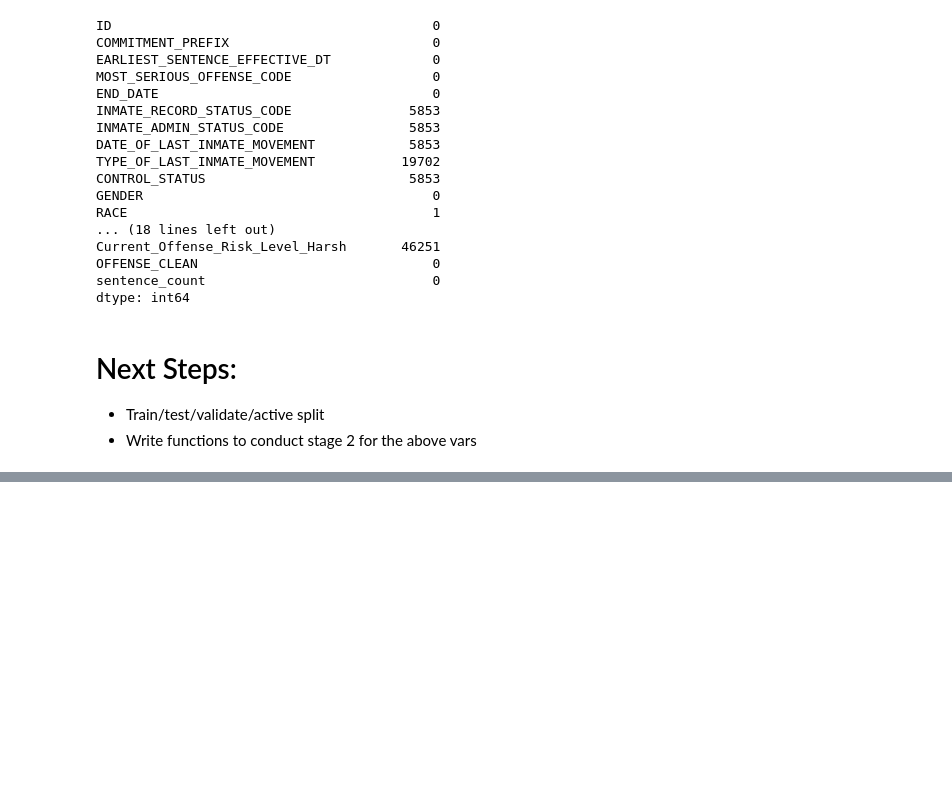
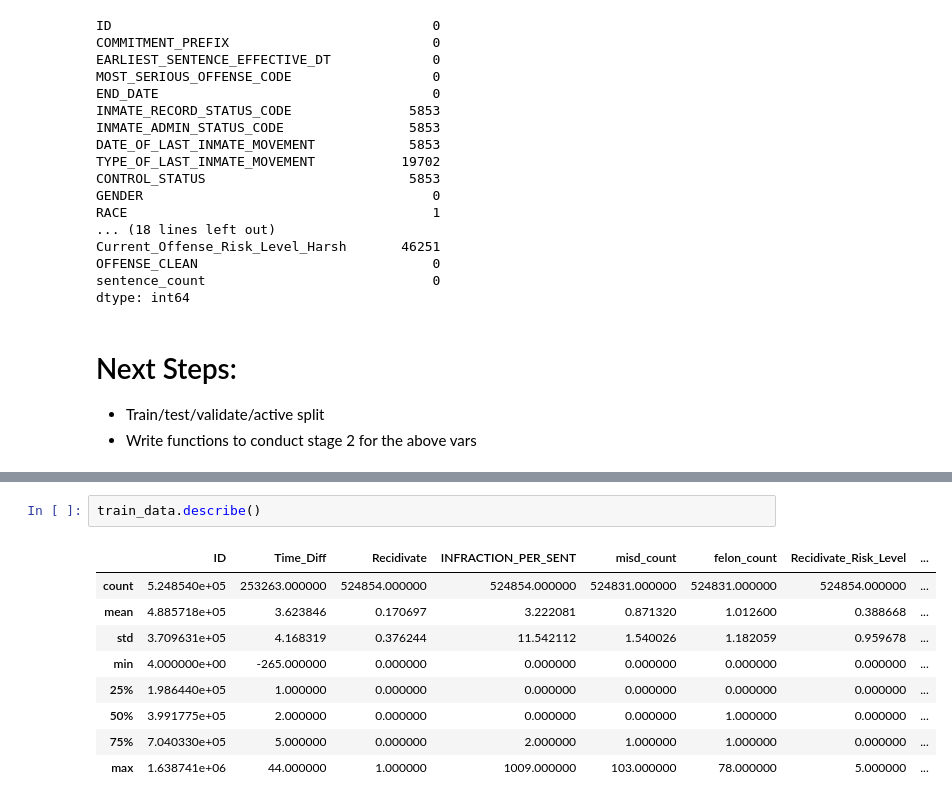
Before and after one commit to christi-liongson/covid_decarceration, a Jupyter notebook: files/features_split_preprocess.ipynb, the cells around one changed output, grey strips where cells are left out. Saved outputs shown, nothing was run; the diff lists cells and outputs as text; blank space fills up the shorter version.

```diff
--- a/files/features_split_preprocess.ipynb
+++ b/files/features_split_preprocess.ipynb
@@ -671,0 +597,12 @@ dtype: int64
+# %%
+train_data.describe()
+# %% [output]
+|  | ID | Time_Diff | Recidivate | INFRACTION_PER_SENT | misd_count | felon_count | Recidivate_Risk_Level | ... |
+| count | 5.248540e+05 | 253263.000000 | 524854.000000 | 524854.000000 | 524831.000000 | 524831.000000 | 524854.000000 | ... |
+| mean | 4.885718e+05 | 3.623846 | 0.170697 | 3.222081 | 0.871320 | 1.012600 | 0.388668 | ... |
+| std | 3.709631e+05 | 4.168319 | 0.376244 | 11.542112 | 1.540026 | 1.182059 | 0.959678 | ... |
+| min | 4.000000e+00 | -265.000000 | 0.000000 | 0.000000 | 0.000000 | 0.000000 | 0.000000 | ... |
+| 25% | 1.986440e+05 | 1.000000 | 0.000000 | 0.000000 | 0.000000 | 0.000000 | 0.000000 | ... |
+| 50% | 3.991775e+05 | 2.000000 | 0.000000 | 0.000000 | 0.000000 | 1.000000 | 0.000000 | ... |
+| 75% | 7.040330e+05 | 5.000000 | 0.000000 | 2.000000 | 1.000000 | 1.000000 | 0.000000 | ... |
+| max | 1.638741e+06 | 44.000000 | 1.000000 | 1009.000000 | 103.000000 | 78.000000 | 5.000000 | ... |
```
Also changed, not shown: parts of 45 cells of this notebook.
